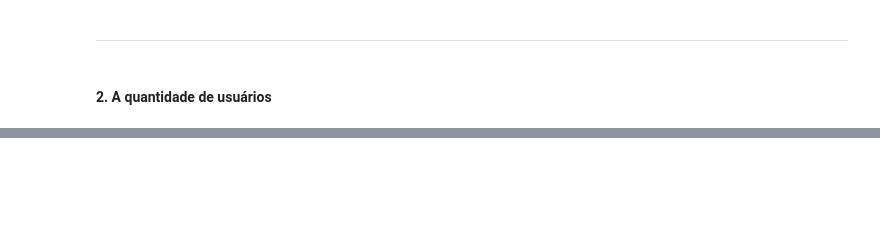
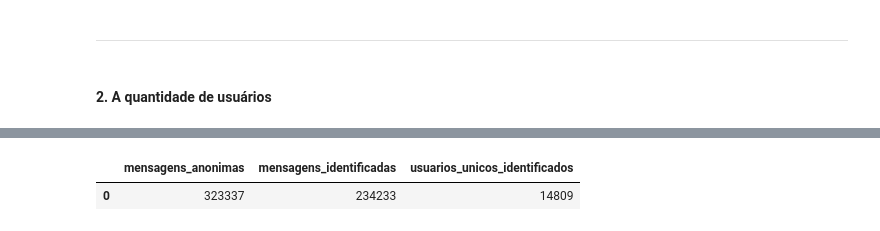
Before and after one commit to EstherMart/Data-Mining, a Jupyter notebook: Lista02_ExtracaoDeDados/extracao.ipynb, the cells around one changed output, grey strips where cells are left out. Drawn from its saved outputs; the diff is of its cells as text; code cells hidden in the pictures; blank space fills up the shorter version.

```diff
--- a/Lista02_ExtracaoDeDados/extracao.ipynb
+++ b/Lista02_ExtracaoDeDados/extracao.ipynb
@@ -323,0 +352,13 @@ conn.execute("""
+# %%
+qtd_sem_id = conn.execute("""
+    SELECT
+    COUNT(CASE WHEN id_member_anonymous IS NULL THEN 1 END) AS mensagens_anonimas,
+    COUNT(CASE WHEN id_member_anonymous IS NOT NULL THEN 1 END) AS mensagens_identificadas,
+    COUNT(DISTINCT id_member_anonymous) AS usuarios_unicos_identificados
+FROM tabela_dados
+""").fetchdf()
+
+display(qtd_sem_id)
+# %% [output]
+|  | mensagens_anonimas | mensagens_identificadas | usuarios_unicos_identificados |
+| 0 | 323337 | 234233 | 14809 |
```
Also changed, not shown: parts of 18 cells of this notebook.
